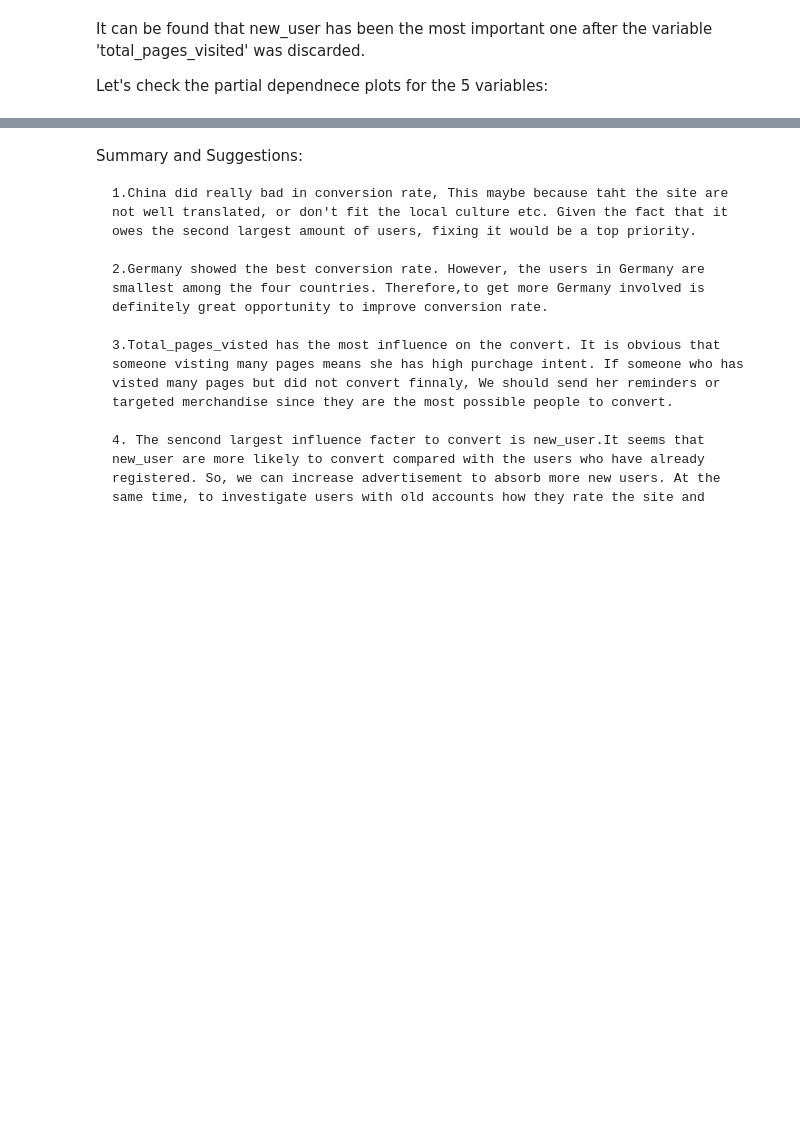
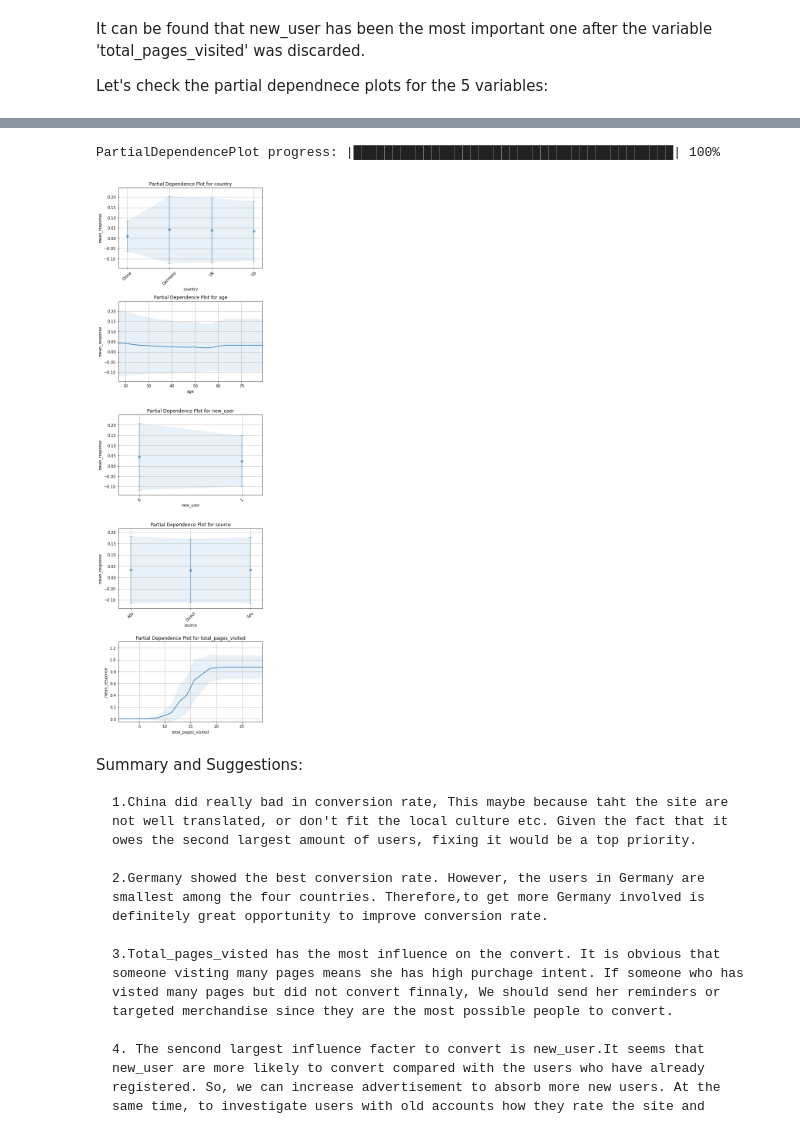
Before and after one commit to Aliciaworld/DS-TakeHomeChallenges, a Jupyter notebook: 01. Conversion Rate.ipynb, the cells around one changed output, grey strips where cells are left out. Drawn from its saved outputs; the diff is of its cells as text; code cells hidden in the pictures; blank space fills up the shorter version.

```diff
--- a/01. Conversion Rate.ipynb
+++ b/01. Conversion Rate.ipynb
@@ -290,0 +426,6 @@ ax[2].set_ylim(0,0.1)
+# %%
+# Check the plot_partial_dependence
+_= rf_estimator.partial_plot(data=train,cols=['country','age','new_user','source','total_pages_visited'],figsize=(6,20))
+# %% [output]
+PartialDependencePlot progress: |█████████████████████████████████████████| 100%
+[figure, added]
```
Also changed, not shown: parts of 28 cells of this notebook.
